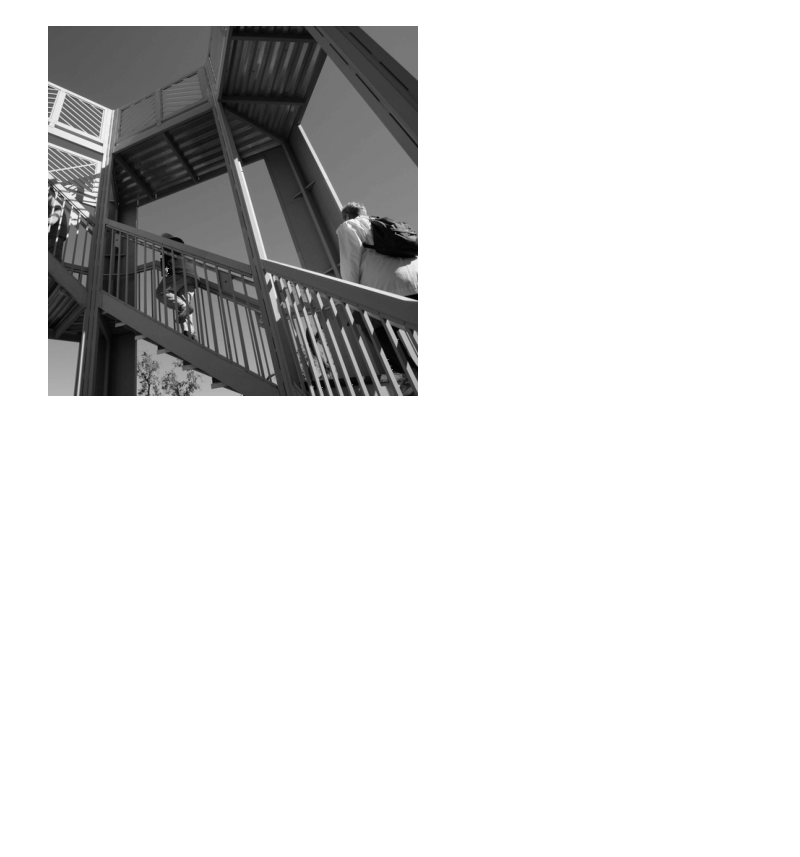
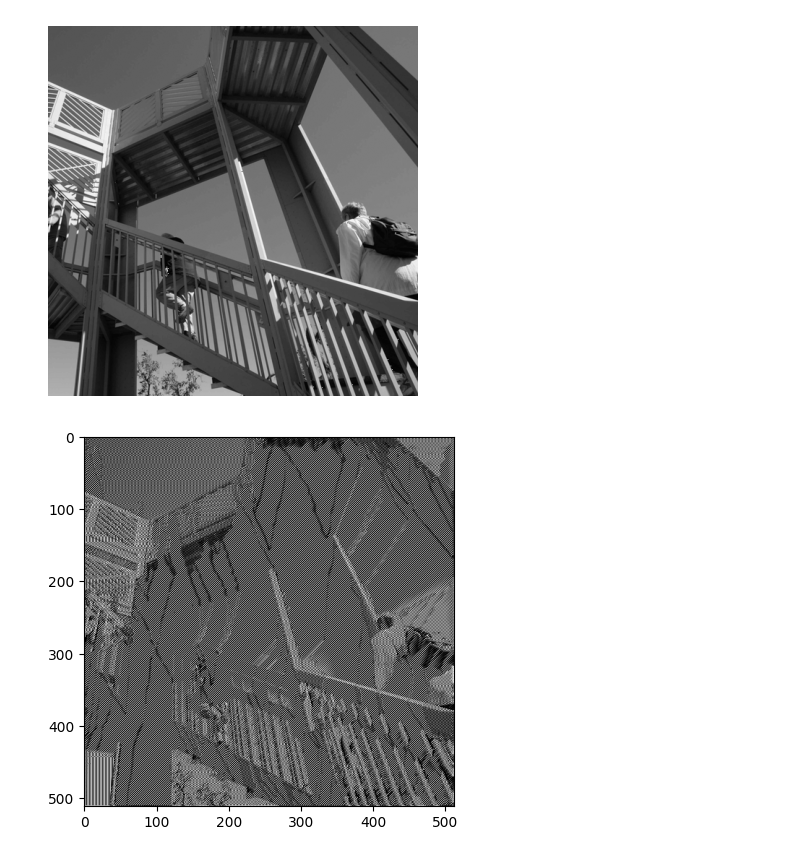
Before and after one commit to Varshashri1505/ML_Model, a Jupyter notebook: convolutions.ipynb, the cells around one changed output. Saved outputs shown, nothing was run; the diff lists cells and outputs as text; code cells hidden in the pictures; blank space fills up the shorter version.

```diff
--- a/convolutions.ipynb
+++ b/convolutions.ipynb
@@ -18,0 +23,38 @@ plt.show()
+# %%
+#make a convolution matrix
+filter = [ [-1, -2, -1], [0, 0, 0], [1, 2, 1]]
+weight  = 1
+# %%
+i_transformed = np.copy(i).astype(np.float64) # Convert to float64
+size_x = i_transformed.shape[0]
+size_y = i_transformed.shape[1]
+
+for x in range(1,size_x-1):
+  for y in range(1,size_y-1):
+      output_pixel = 0.0
+      output_pixel = output_pixel + (i_transformed[x - 1, y-1] * filter[0][0])
+      output_pixel = output_pixel + (i_transformed[x, y-1] * filter[0][1])
+      output_pixel = output_pixel + (i_transformed[x + 1, y-1] * filter[0][2])
+      output_pixel = output_pixel + (i_transformed[x-1, y] * filter[1][0])
+      output_pixel = output_pixel + (i_transformed[x, y] * filter[1][1])
+      output_pixel = output_pixel + (i_transformed[x+1, y] * filter[1][2])
+      output_pixel = output_pixel + (i_transformed[x-1, y+1] * filter[2][0])
+      output_pixel = output_pixel + (i_transformed[x, y+1] * filter[2][1])
+      output_pixel = output_pixel + (i_transformed[x+1, y+1] * filter[2][2])
+      output_pixel = output_pixel * weight
+      if(output_pixel<0):
+        output_pixel=0
+      if(output_pixel>255):
+        output_pixel=255
+      i_transformed[x, y] = output_pixel
+
+i_transformed = i_transformed.astype(np.uint8) # Convert back to uint8
+# %%
+# Plot the image. Note the size of the axes -- they are 512 by 512
+plt.gray()
+plt.grid(False)
+plt.imshow(i_transformed)
+#plt.axis('off')
+plt.show()
+# %% [output]
+[figure, added]
```
Also changed, not shown: parts of 9 cells of this notebook.
